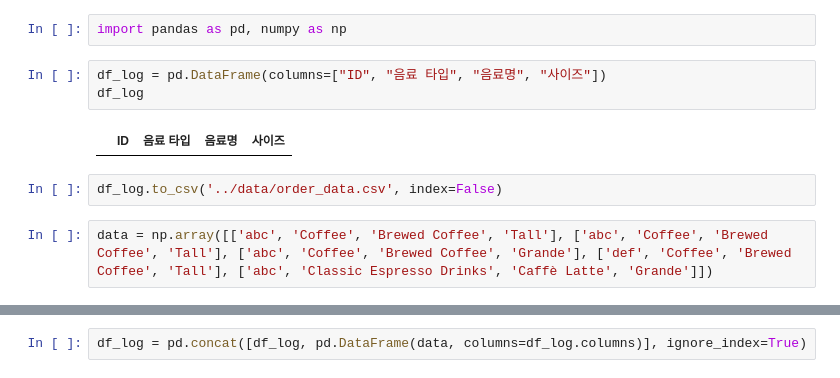
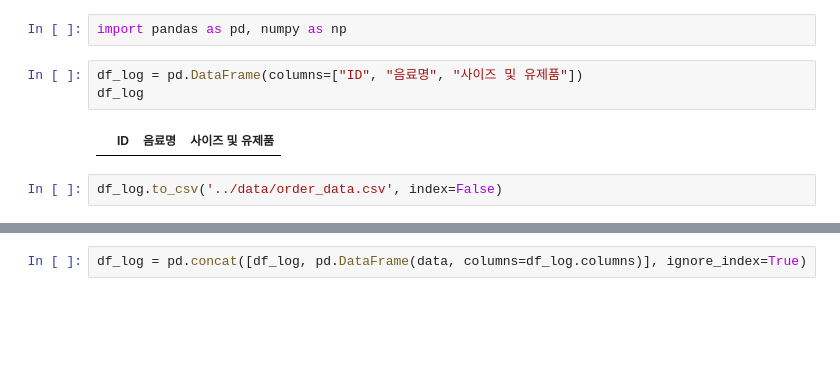
Before and after one commit to codekookiz/recom-starbucks-app, a Jupyter notebook: jupyter_notebook/order_data.ipynb, the cells around one changed output, grey strips where cells are left out. Drawn from its saved outputs; the diff is of its cells as text; blank space fills up the shorter version.

```diff
--- a/jupyter_notebook/order_data.ipynb
+++ b/jupyter_notebook/order_data.ipynb
@@ -1,11 +1,9 @@
 # %%
 import pandas as pd, numpy as np
 # %%
-df_log = pd.DataFrame(columns=["ID", "음료 타입", "음료명", "사이즈"])
+df_log = pd.DataFrame(columns=["ID", "음료명", "사이즈 및 유제품"])
 df_log
 # %% [output]
-|  | ID | 음료 타입 | 음료명 | 사이즈 |
+|  | ID | 음료명 | 사이즈 및 유제품 |
 # %%
 df_log.to_csv('../data/order_data.csv', index=False)
-# %%
-data = np.array([['abc', 'Coffee', 'Brewed Coffee', 'Tall'], ['abc', 'Coffee', 'Brewed Coffee', 'Tall'], ['abc', 'Coffee', 'Brewed Coffee', 'Grande'], ['def', 'Coffee', 'Brewed Coffee', 'Tall'], ['abc', 'Classic Espresso Drinks', 'Caffè Latte', 'Grande']])
```
Also changed, not shown: parts of 5 cells of this notebook, 4 other files.
